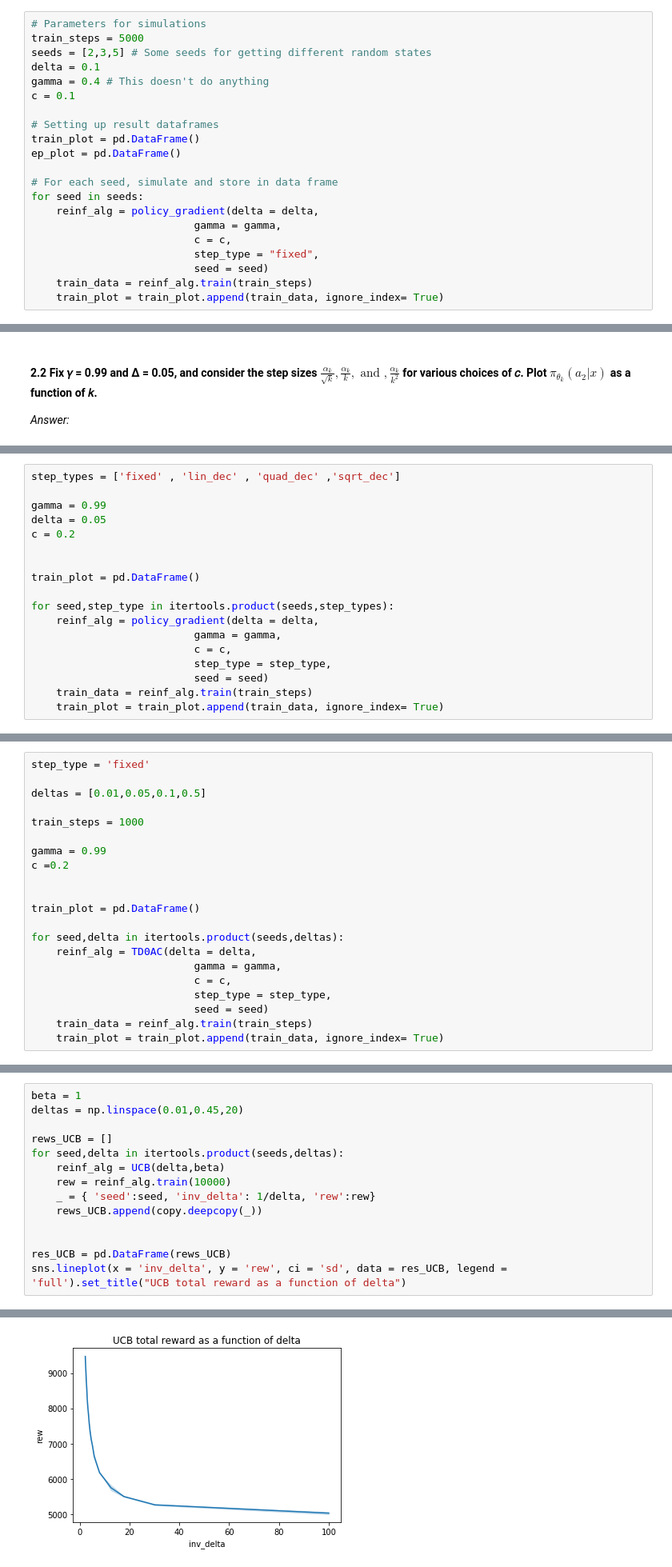
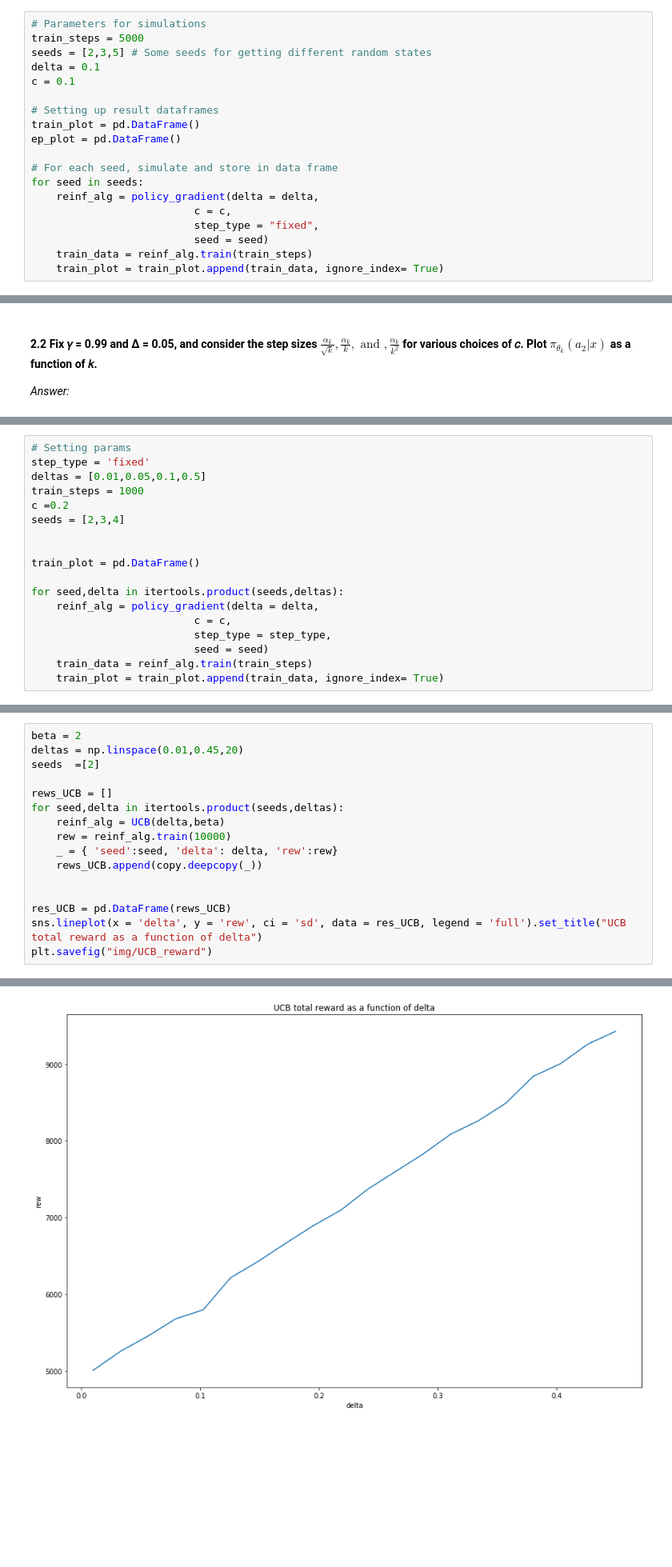
Before and after one commit to jrdmose/BGSE_Reinforcement_Learning, a Jupyter notebook: RL_exercises.ipynb, the cells around one changed output, grey strips where cells are left out. Shown at 80% size. Drawn from its saved outputs; the diff is of its cells as text; blank space fills up the shorter version.

```diff
--- a/RL_exercises.ipynb
+++ b/RL_exercises.ipynb
@@ -243,7 +241,6 @@ We run the simulations for checking convergence of the algorithm.
 train_steps = 5000
 seeds = [2,3,5] # Some seeds for getting different random states
 delta = 0.1
-gamma = 0.4 # This doesn't do anything
 c = 0.1
 
 # Setting up result dataframes
@@ -253,7 +250,6 @@ ep_plot = pd.DataFrame()
 # For each seed, simulate and store in data frame
 for seed in seeds:
     reinf_alg = policy_gradient(delta = delta,
-                          gamma = gamma,
                           c = c,
                           step_type = "fixed",
                           seed = seed)
@@ -283,16 +338,16 @@ First plot shows the mean actions taken over tranining steps and seed and the co
 # %%
-step_types = ['fixed' , 'lin_dec' , 'quad_dec' ,'sqrt_dec']
-
-gamma = 0.99
-delta = 0.05
-c = 0.2
+# Setting params
+step_type = 'fixed'
+deltas = [0.01,0.05,0.1,0.5]
+train_steps = 1000
+c =0.2
+seeds = [2,3,4]
 
 
 train_plot = pd.DataFrame()
 
-for seed,step_type in itertools.product(seeds,step_types):
+for seed,delta in itertools.product(seeds,deltas):
     reinf_alg = policy_gradient(delta = delta,
-                          gamma = gamma,
                           c = c,
                           step_type = step_type,
                           seed = seed)
@@ -318,21 +366,0 @@ We find that, for delta small, only fixed step size manages to get the right ans
-# %%
-step_type = 'fixed'
-
-deltas = [0.01,0.05,0.1,0.5]
-
-train_steps = 1000
-
-gamma = 0.99
-c =0.2
-
-
-train_plot = pd.DataFrame()
-
-for seed,delta in itertools.product(seeds,deltas):
-    reinf_alg = TD0AC(delta = delta,
-                          gamma = gamma,
-                          c = c,
-                          step_type = step_type,
-                          seed = seed)
-    train_data = reinf_alg.train(train_steps)
-    train_plot = train_plot.append(train_data, ignore_index= True)
@@ -401,15 +422,17 @@ class UCB():
 # %%
-beta = 1
+beta = 2
 deltas = np.linspace(0.01,0.45,20)
+seeds  =[2]
 
 rews_UCB = []
 for seed,delta in itertools.product(seeds,deltas):
     reinf_alg = UCB(delta,beta)
     rew = reinf_alg.train(10000)
-    _ = { 'seed':seed, 'inv_delta': 1/delta, 'rew':rew}
+    _ = { 'seed':seed, 'delta': delta, 'rew':rew}
     rews_UCB.append(copy.deepcopy(_))
 
 
 res_UCB = pd.DataFrame(rews_UCB)
-sns.lineplot(x = 'inv_delta', y = 'rew', ci = 'sd', data = res_UCB, legend = 'full').set_title("UCB total reward as a function of delta")
+sns.lineplot(x = 'delta', y = 'rew', ci = 'sd', data = res_UCB, legend = 'full').set_title("UCB total reward as a function of delta")
+plt.savefig("img/UCB_reward")
 # %% [output]
@@ -417 +439 @@ Text(0.5, 1.0, 'UCB total reward as a function of delta')
-[figure, old version]
+[figure, new version]
```
Also changed, not shown: parts of 30 cells of this notebook.
